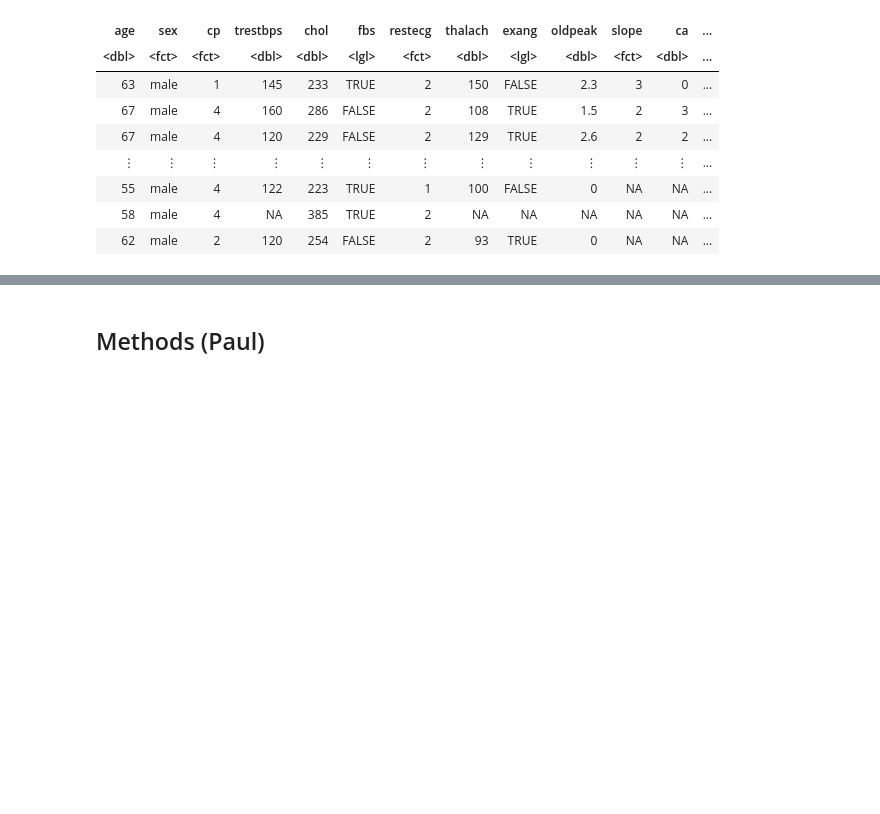
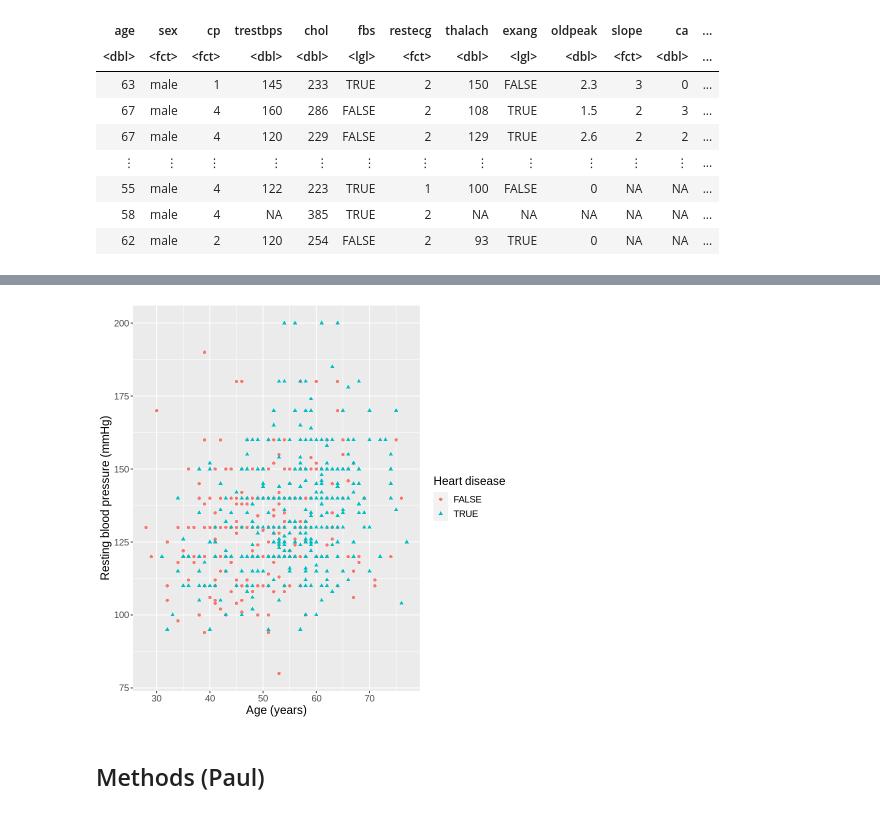
Before and after one commit to HUCKLEandtheSTALKER/DSCI100-jupyter-worksheets, a Jupyter notebook: project-proposal.ipynb, the cells around one changed output, grey strips where cells are left out. Saved outputs shown, nothing was run; the diff lists cells and outputs as text; code cells hidden in the pictures; blank space fills up the shorter version.

```diff
--- a/project-proposal.ipynb
+++ b/project-proposal.ipynb
@@ -129,0 +131,9 @@ A tibble: 1 × 6
+# %%
+# Initial visualizations
+pressure_vs_age <- heart_training |>
+    ggplot(aes(x = age, y = trestbps, colour = disease, shape = disease)) +
+        geom_point() +
+        labs(x = "Age (years)", y = "Resting blood pressure (mmHg)", colour = "Heart disease", shape = "Heart disease") +
+        theme(text = element_text(size = 14))
+pressure_vs_age
+# %% [output]
@@ -130,3 +142,4 @@ A tibble: 1 × 6
+[figure, added]
 # %% [markdown]
 ## Methods (Paul)
 # %% [markdown]
```
Also changed, not shown: parts of 4 cells of this notebook.
